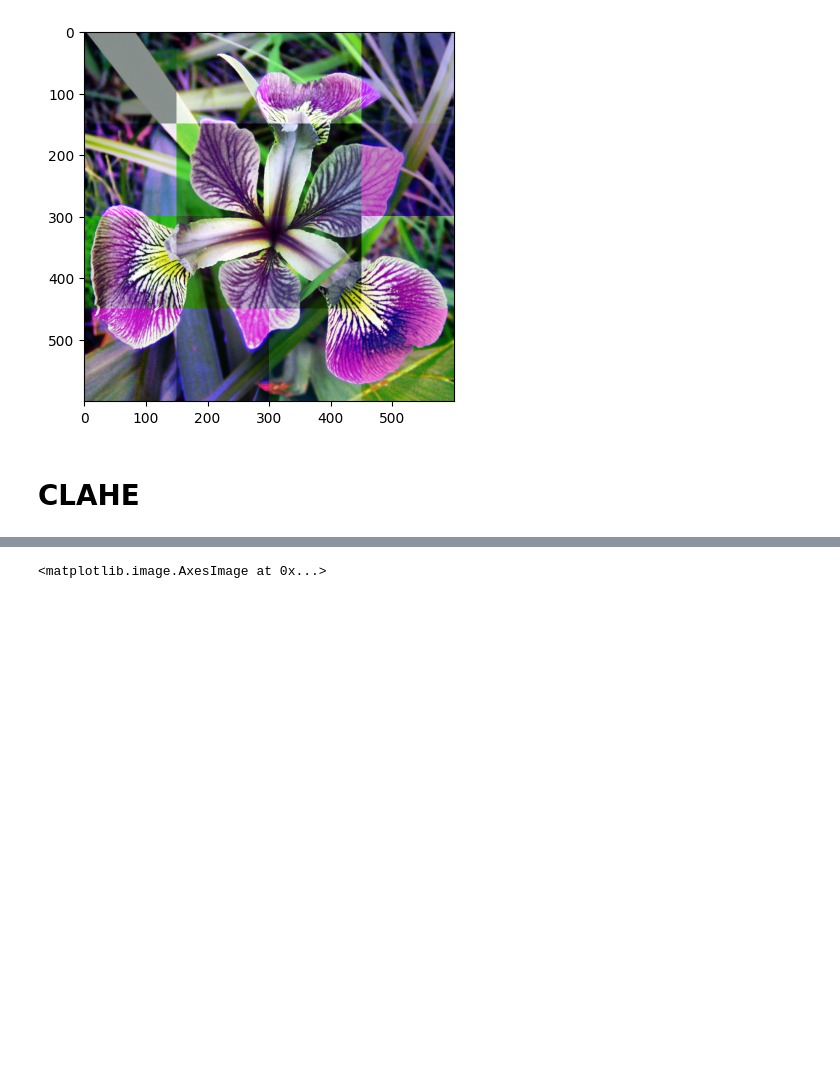
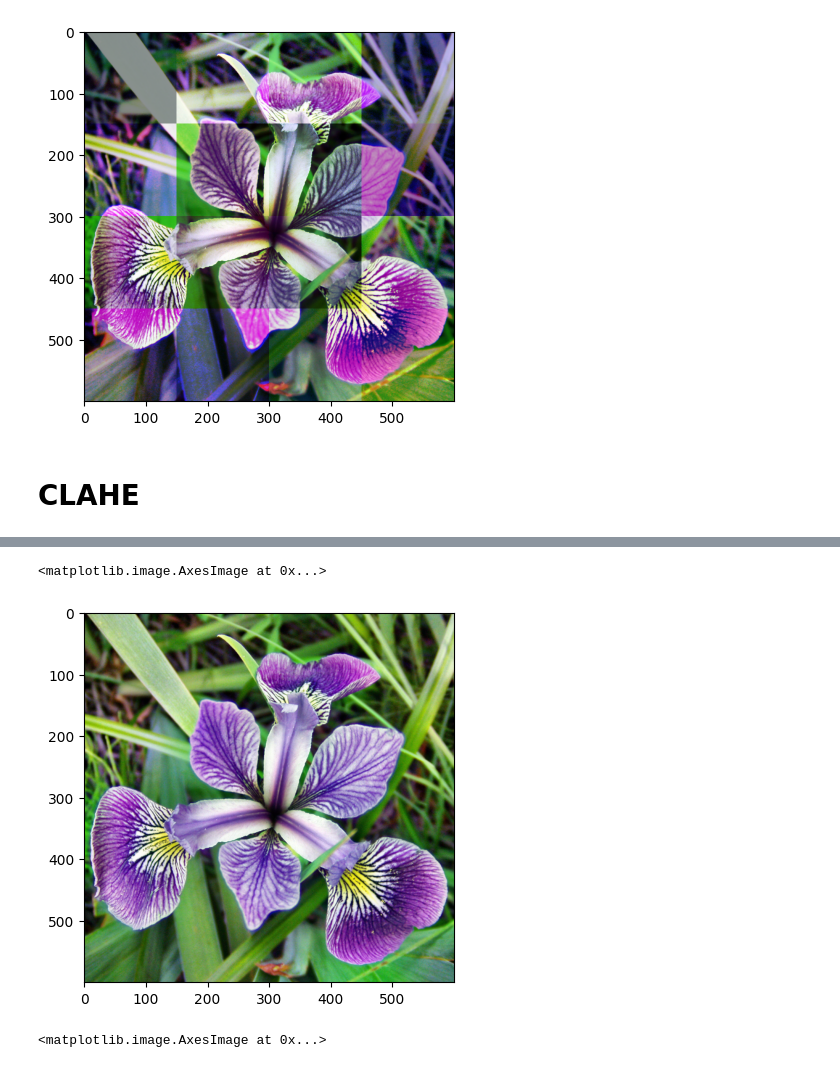
Before and after one commit to pyretttt/mosquitto, a Jupyter notebook: cv/histogram_equalization.ipynb, the cells around one changed output, grey strips where cells are left out. Cells and saved outputs as stored; diff of their text form; code cells hidden in the pictures; blank space fills up the shorter version.

```diff
--- a/cv/histogram_equalization.ipynb
+++ b/cv/histogram_equalization.ipynb
@@ -193,3 +212,8 @@ plt.imshow(lena_clahe)
+# %%
+plt.imshow(lena_clahe_cv)
+# %% [output]
+<matplotlib.image.AxesImage at 0x...>
+[figure, added]
 # %%
 plt.imshow(lena)
 # %% [output]
```
Also changed, not shown: parts of 5 cells of this notebook.
